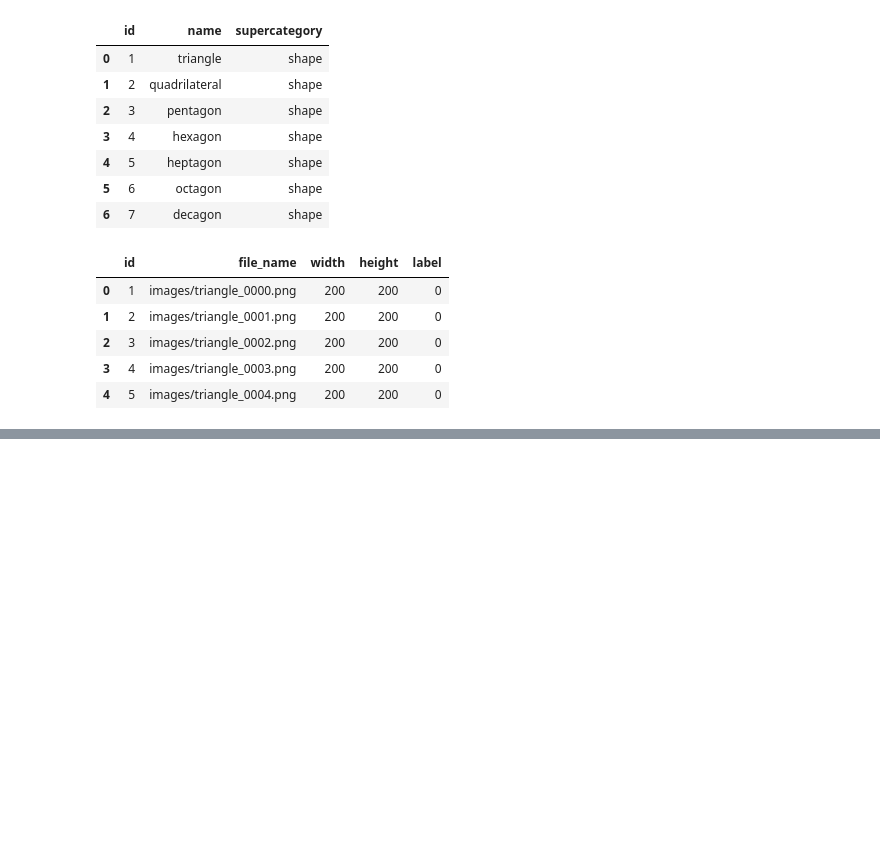
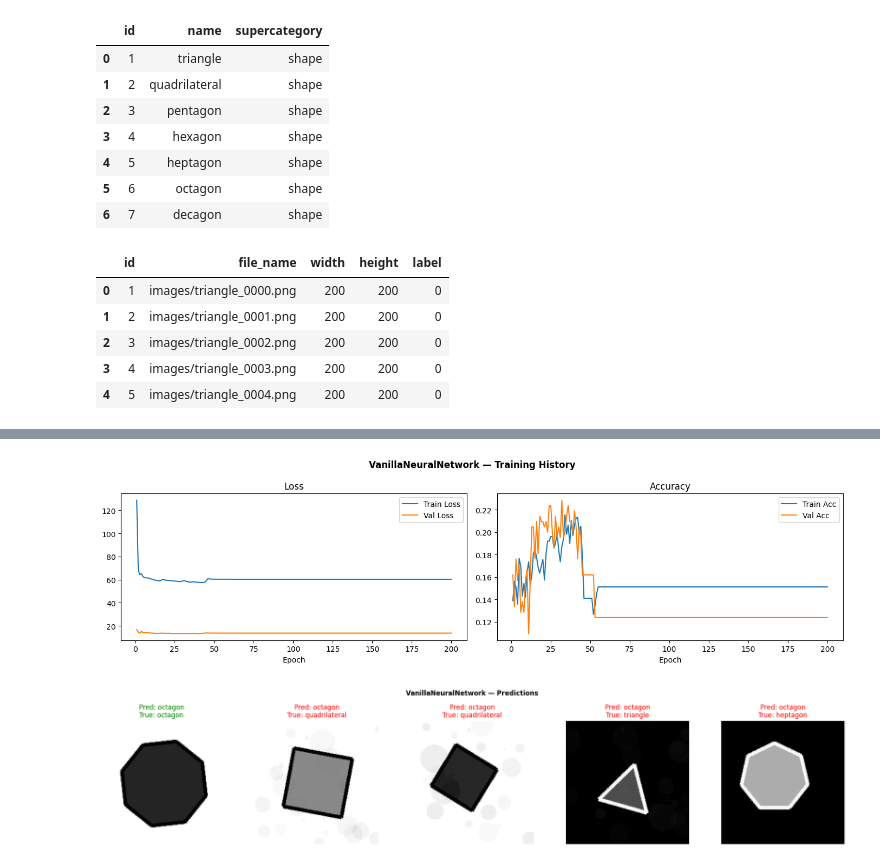
Before and after one commit to vicradon/ml-workspace, a Jupyter notebook: shape_detection/shape_detection.ipynb, the cells around one changed output, grey strips where cells are left out. Drawn from its saved outputs; the diff is of its cells as text; code cells hidden in the pictures; blank space fills up the shorter version.

Commit message:
Kaggle Notebook | shape_detection_with_resnet | Version 1

```diff
--- a/shape_detection/shape_detection.ipynb
+++ b/shape_detection/shape_detection.ipynb
@@ -136,7 +368,7 @@ plt.show()
 import torch
 import torch.nn as nn
 
-class NeuralNetwork(nn.Module):
+class VanillaNeuralNetwork(nn.Module):
     def __init__(self, image_size, num_classes):
         super().__init__()
         self.image_size = image_size
@@ -153,6 +385,3 @@ class NeuralNetwork(nn.Module):
     def forward(self, x):
         x = x.view(x.size(0), self.input_dim)
         return self.model(x)
-
-
-network = NeuralNetwork(image_size=IMAGE_DIMENSION, num_classes=10)
@@ -197,0 +388,16 @@ KeyboardInterrupt:
+# %%
+classifier = ShapeClassifier(
+    network=VanillaNeuralNetwork(image_size=IMAGE_DIMENSION, num_classes=7),
+    categories_df=categories,
+    train_loader=train_loader,
+    val_loader=val_loader,
+    test_loader=test_loader,
+    test_dataset=test_dataset,
+    lr=1e-3,
+)
+
+classifier.train(epochs=200, log_every=10)
+classifier.evaluate()
+classifier.plot_history()
+classifier.visualize_predictions(num_samples=5)
+# %% [output]
@@ -197,0 +421,2 @@ KeyboardInterrupt:
+[figure, added]
+[figure, added]
```
Also changed, not shown: parts of 17 cells of this notebook.
